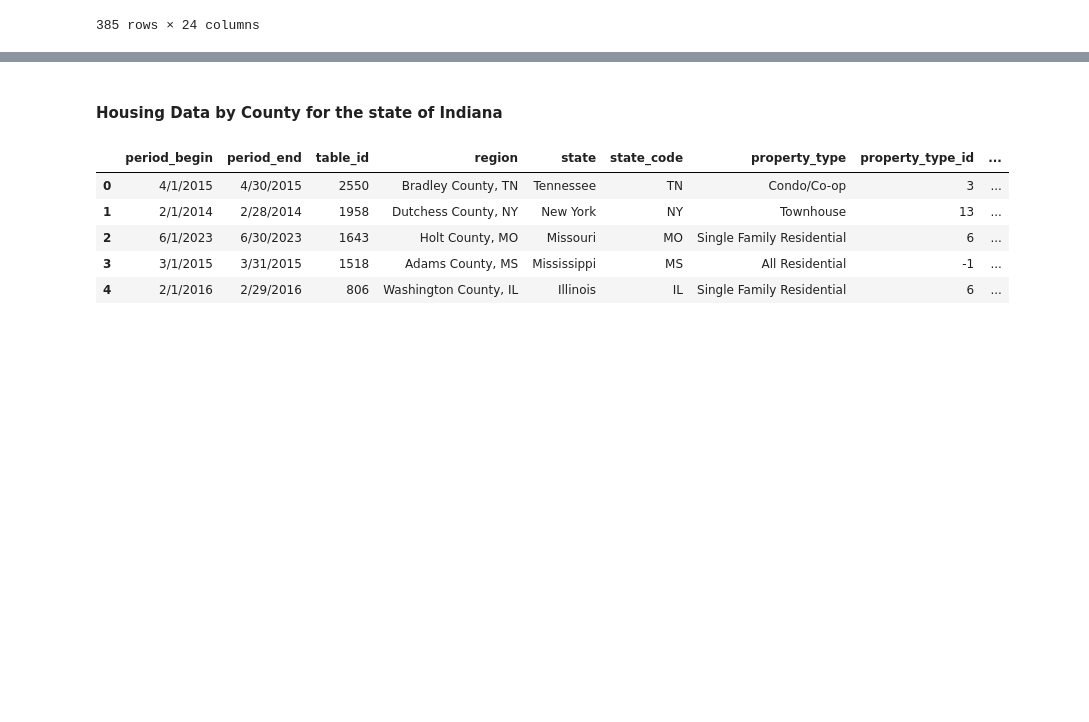
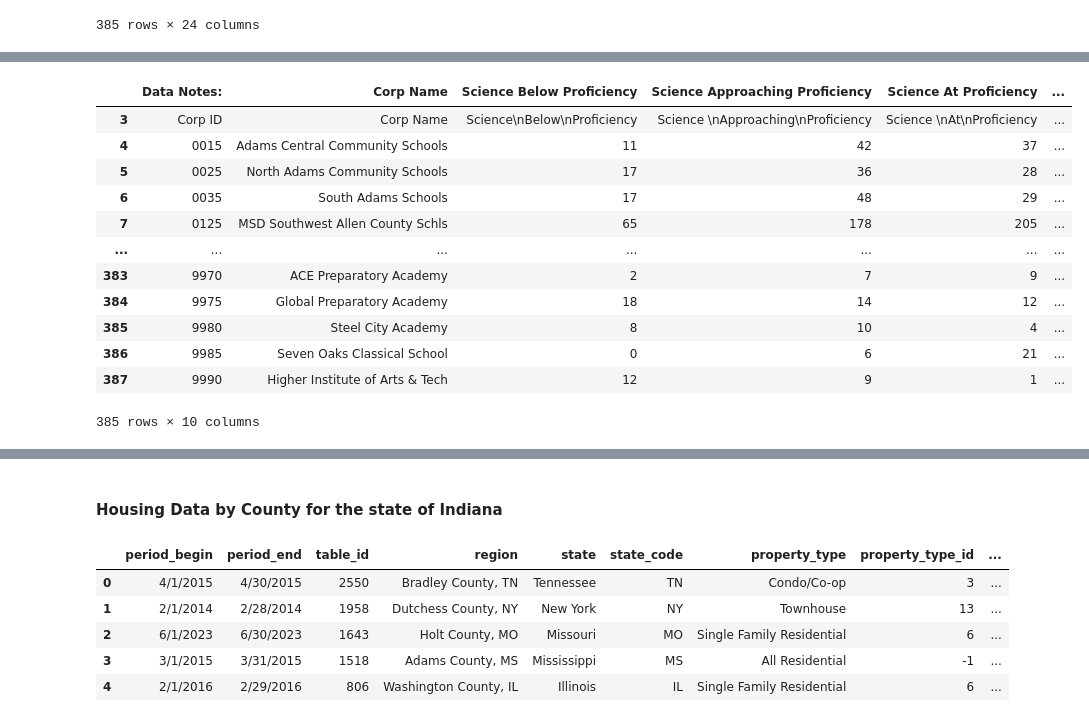
Before and after one commit to RachTheRad/SoIN_Housing_Analysis, a Jupyter notebook: HouAna_Capstone.ipynb, the cells around one changed output, grey strips where cells are left out. Drawn from its saved outputs; the diff is of its cells as text; code cells hidden in the pictures; blank space fills up the shorter version.

```diff
--- a/HouAna_Capstone.ipynb
+++ b/HouAna_Capstone.ipynb
@@ -446,3 +547,18 @@ sci_copy
 | 386 | 9985 | Seven Oaks Classical School | 0 | 6 | 21 | 16 | 37 | 43 | ... |
 | 387 | 9990 | Higher Institute of Arts & Tech | 12 | 9 | 1 | 2 | 3 | 24 | ... |
 385 rows × 24 columns
+# %%
+#this is stupid. Let's rename the columns
+# Renaming columns
+sci_copy.rename(columns={'Data Notes': 'Corp ID',
+                         'Unnamed: 1': 'Corp Name',
+                         'Unnamed: 2': 'Science Below Proficiency',
+                         'Unnamed: 3': 'Science Approaching Proficiency',
+                         'Unnamed: 4': 'Science At Proficiency',
+                         'Unnamed: 5': 'Science Above Proficiency',
+                         'Unnamed: 6': 'Science Total Proficient',
+                         'Unnamed: 7': 'Science Total Tested',
+                         'Unnamed: 8': 'Science Proficient %',
+                         }
+                         , inplace=True)
+print(sci_copy)
@@ -449,3 +583,21 @@ sci_copy
+# %%
+#dropping the columns that aren't for Grade 3
+sci_copy = sci_copy.drop(sci_copy.iloc[:, 10:52], axis=1)
+sci_copy
+# %% [output]
+|  | Data Notes: | Corp Name | Science Below Proficiency | Science Approaching Proficiency | Science At Proficiency | ... |
+| 3 | Corp ID | Corp Name | Science\nBelow\nProficiency | Science \nApproaching\nProficiency | Science \nAt\nProficiency | ... |
+| 4 | 0015 | Adams Central Community Schools | 11 | 42 | 37 | ... |
+| 5 | 0025 | North Adams Community Schools | 17 | 36 | 28 | ... |
+| 6 | 0035 | South Adams Schools | 17 | 48 | 29 | ... |
+| 7 | 0125 | MSD Southwest Allen County Schls | 65 | 178 | 205 | ... |
+| ... | ... | ... | ... | ... | ... | ... |
+| 383 | 9970 | ACE Preparatory Academy | 2 | 7 | 9 | ... |
+| 384 | 9975 | Global Preparatory Academy | 18 | 14 | 12 | ... |
+| 385 | 9980 | Steel City Academy | 8 | 10 | 4 | ... |
+| 386 | 9985 | Seven Oaks Classical School | 0 | 6 | 21 | ... |
+| 387 | 9990 | Higher Institute of Arts & Tech | 12 | 9 | 1 | ... |
+385 rows × 10 columns
 # %%
 #read in social studies dataset
 ilearn_Soc_corp = pd.read_csv('Data_Sources\ILEARN_Corp_SocSt.csv')
```
Also changed, not shown: parts of 10 cells of this notebook.
